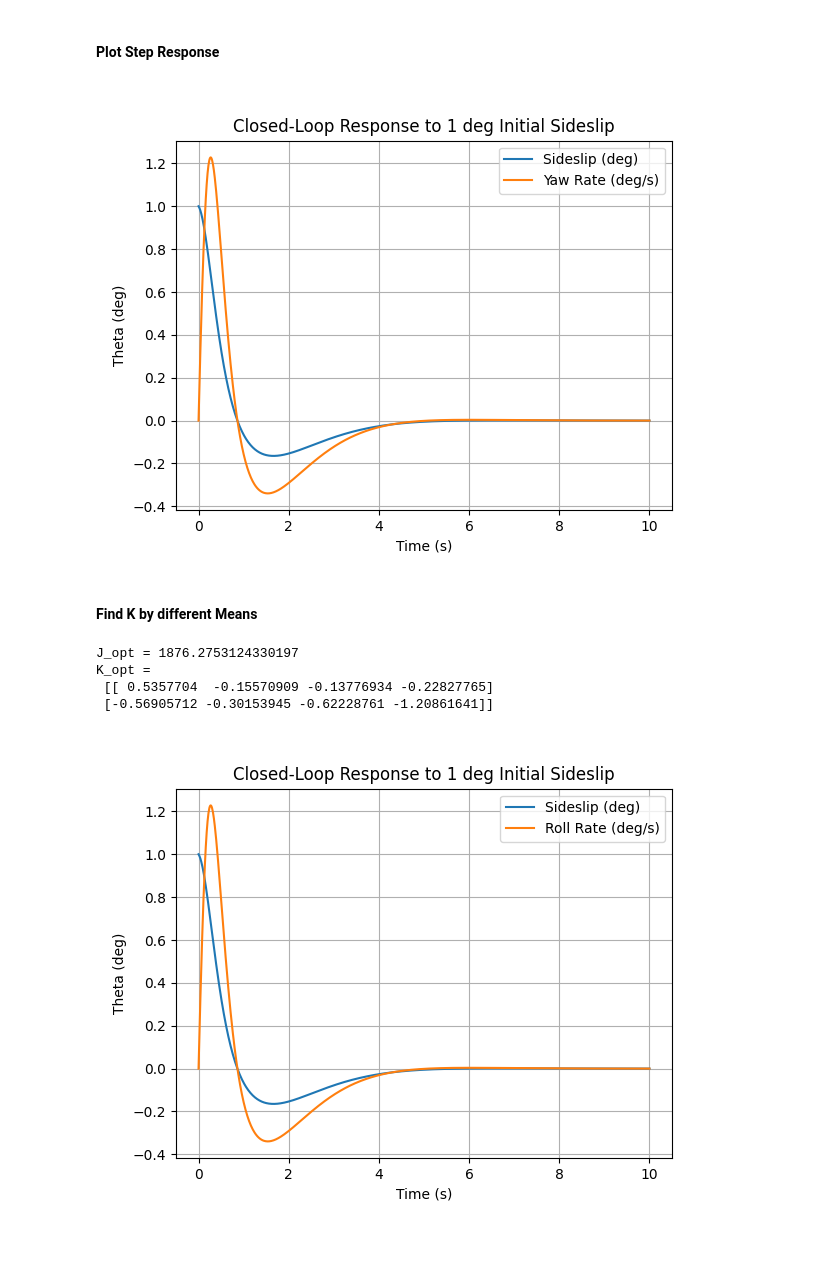
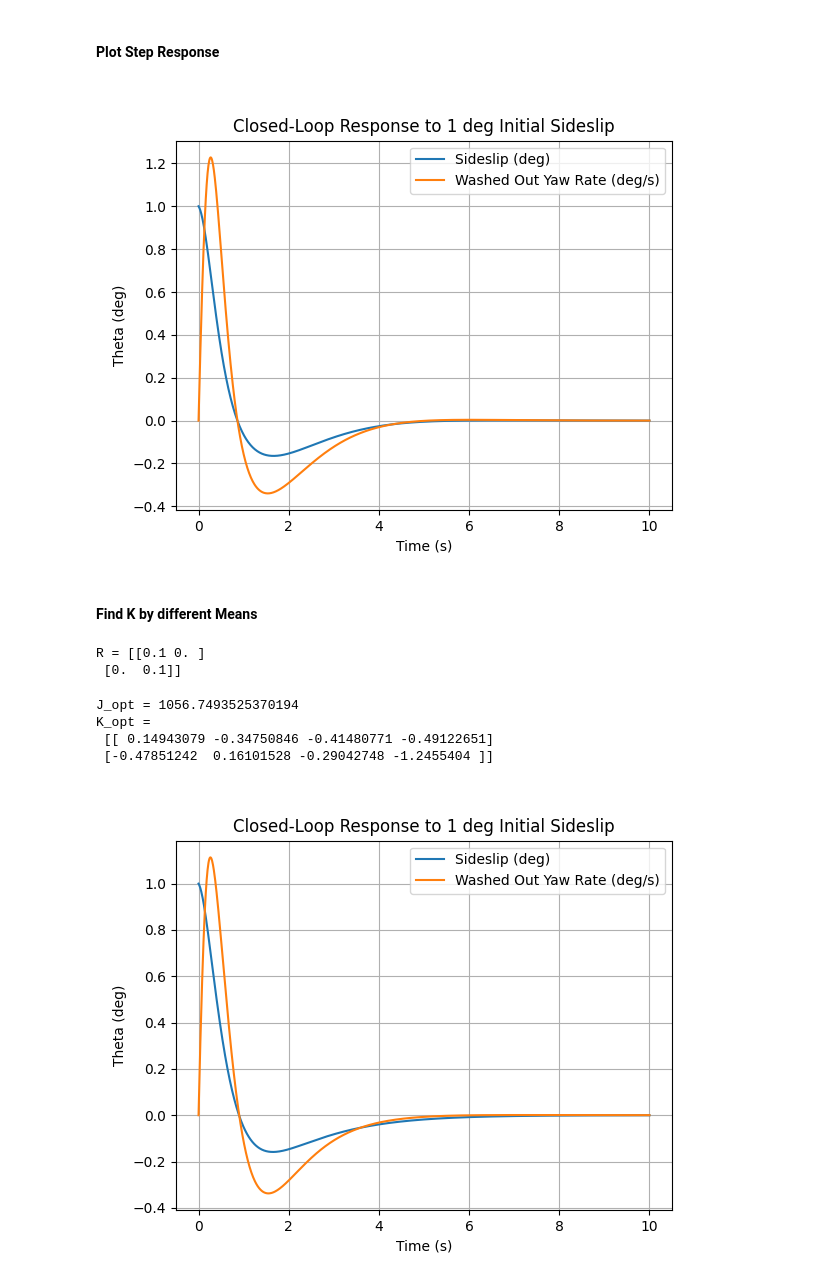
Before and after one commit to jeheneghan/StevensAndLewis, a Jupyter notebook: scripts/examples/LQR.ipynb, the cells around one changed output. Cells and saved outputs as stored; diff of their text form; code cells hidden in the pictures; blank space fills up the shorter version.

```diff
--- a/scripts/examples/LQR.ipynb
+++ b/scripts/examples/LQR.ipynb
@@ -279,21 +279,25 @@ plt.plot(t, y[:,3])  # plot yaw rate response
 plt.title('Closed-Loop Response to 1 deg Initial Sideslip')
 plt.xlabel('Time (s)')
 plt.ylabel('Theta (deg)')
-plt.legend(['Sideslip (deg)', 'Yaw Rate (deg/s)'])
+plt.legend(['Sideslip (deg)', 'Washed Out Yaw Rate (deg/s)'])
 plt.grid()
 plt.show()
 # %% [output]
-[figure, old version]
+[figure, new version]
 # %% [markdown]
 #### Find K by different Means
+# %%
+q_dr = 50
+q_r = 100
+Q = np.diag([0, 0, q_dr, q_r, q_r, q_dr, 1])
+
+rho = 0.1
+R = rho*np.eye(2)
+print('R =', R)
+# %% [output]
+R = [[0.1 0. ]
+ [0.  0.1]]
 # %%
-q_dr = 50
-q_r = 50
-Q = np.diag([0, 0, q_dr, q_r, q_r, q_dr, 1])
-
-rho = 0.5
-R = rho*np.eye(2)
-
 K_0 = np.zeros([sys_cmd2latf.ninputs, sys_cmd2latf.noutputs])
 # K_0[UA_IDX, PHI_IDX] = 0.1
 K_0[UA_IDX, P_IDX] = -0.1 # dutch roll (roll rate)
@@ -301,7 +305,7 @@ K_0[UR_IDX, RW_IDX] = -1 # dutch roll (washed out yaw rate)
 K_0[UA_IDX, PHI_IDX] = -0.1 # roll control
 K_0[UR_IDX, BETA_IDX] = 0.5 # sideslip
 
-from control_tools import lyapunov
+from tools.control_tools import lyapunov
 
 def perf_index(sys, X, Q, R, K):
     Q_eff = sys.C.T @ K.T @ R @ K @ sys.C + Q
@@ -310,15 +314,13 @@ def perf_index(sys, X, Q, R, K):
 
     return J
 
-J_test = perf_index(sys_cmd2latf, np.eye(sys_cmd2latf.nstates), Q, R, K)
-
 from scipy.optimize import minimize
 def objective(k_vec, sys, X, Q, R):
     K_mat = k_vec.reshape(sys.ninputs, sys.noutputs)
     J_val = perf_index(sys, X, Q, R, K_mat)
     return J_val
 
-k0 = K.flatten()
+k0 = K_0.flatten()
 res = minimize(objective, k0, args=(sys_cmd2latf, np.eye(sys_cmd2latf.nstates), Q, R))
 k_opt = res.x
 
@@ -327,29 +329,29 @@ J_opt = perf_index(sys_cmd2latf, np.eye(sys_cmd2latf.nstates), Q, R, K_opt)
 print('J_opt =', J_opt)
 print('K_opt =\n', K_opt)
 # %% [output]
-J_opt = 1876.2753124330197
+J_opt = 1056.7493525370194
 K_opt =
- [[ 0.5357704  -0.15570909 -0.13776934 -0.22827765]
- [-0.56905712 -0.30153945 -0.62228761 -1.20861641]]
+ [[ 0.14943079 -0.34750846 -0.41480771 -0.49122651]
+ [-0.47851242  0.16101528 -0.29042748 -1.2455404 ]]
 # %%
 from scipy.signal import lsim, lti
 acl = sys_cmd2latf.A - sys_cmd2latf.B @ K_opt @ sys_cmd2latf.C
 
 sys_final = lti(acl, sys_cmd2latf.B, sys_cmd2latf.C, sys_cmd2latf.D)
 plt.figure()
 time_def = np.linspace(0,10,1000)
 X0_def = np.array([0, 0, 1/RTOD, 0, 0, 0, 0])  # 1 deg initial beta
 t, y, _ = lsim(sys_final, np.zeros([2,len(time_def)]), T=time_def, X0=X0_def)
 plt.plot(t, y[:,0])  # plot sideslip response
 plt.plot(t, y[:,3])  # plot yaw rate response
 plt.title('Closed-Loop Response to 1 deg Initial Sideslip')
 plt.xlabel('Time (s)')
 plt.ylabel('Theta (deg)')
-plt.legend(['Sideslip (deg)', 'Roll Rate (deg/s)'])
+plt.legend(['Sideslip (deg)', 'Washed Out Yaw Rate (deg/s)'])
 plt.grid()
 plt.show()
 # %% [output]
-[figure, old version]
+[figure, new version]
 # %%
 plt.figure()
 plt.plot(t, y[:,1])  # plot roll response
```
Also changed, not shown: parts of 2 cells of this notebook, 34 other files.
